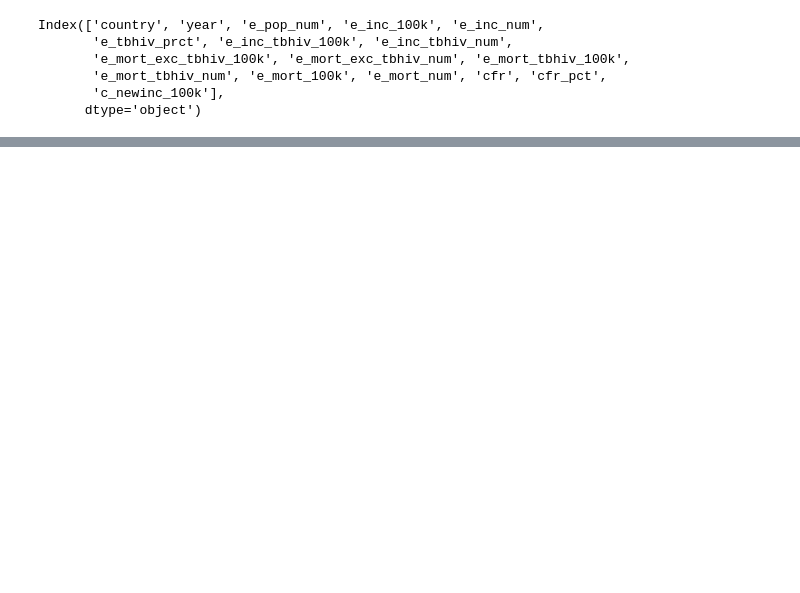
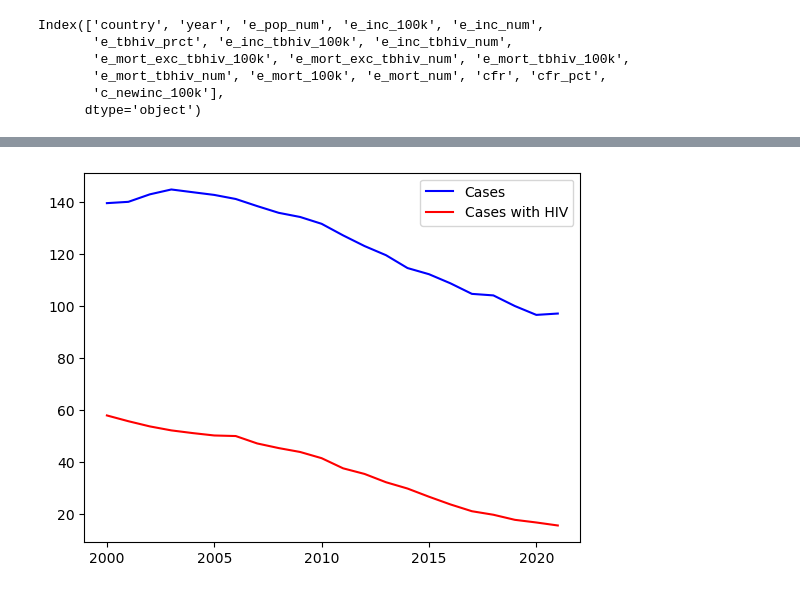
Before and after one commit to SamSchultz-bit/TB-Project, a Jupyter notebook: working_TB.ipynb, the cells around one changed output, grey strips where cells are left out. Cells and saved outputs as stored; diff of their text form; code cells hidden in the pictures; blank space fills up the shorter version.

```diff
--- a/working_TB.ipynb
+++ b/working_TB.ipynb
@@ -73,8 +59,9 @@ Index(['country', 'year', 'e_pop_num', 'e_inc_100k', 'e_inc_num',
        'c_newinc_100k'],
       dtype='object')
 # %%
+#Rename Remaining columns
 tb_rename = {'country':'Country',
-            'year':'Country',
+            'year':'Year',
             'e_pop_num':'Population',
             'e_inc_100k': 'Cases per Cap.(All)',
             'e_inc_num': 'Cases',
@@ -84,11 +71,11 @@ tb_rename = {'country':'Country',
             'e_mort_exc_tbhiv_100k': 'Mortality - TB (exclude HIV)per Cap',
             'e_mort_exc_tbhiv_num': 'Mortality - TB (exclude HIV)',
             'e_mort_tbhiv_100k': 'Mortality - HIV & TB incident per Cap.',
-            'e_mort_tbhiv_num':'Martality - HIV & TB',
+            'e_mort_tbhiv_num':'Mortality - HIV & TB',
             'e_mort_100k':'Mortality - Per Cap',
             'e_mort_num': 'Mortality',
             'cfr':'Case Fatality Ratio',
             'cfr_pct': 'Case Fatality Ratio %',
             'c_newinc_100k': 'Total New and Relapse Cases'}
 tb_rates_df.rename(columns=tb_rename, inplace=True)
-tb_rates_df.columns
+hdi_df.rename(columns={'Country_Name':'Country'}, inplace=True)
@@ -120,0 +82,5 @@ tb_rates_df
+# %%
+# handle nas
+tb_rates_df["Case Fatality Ratio"].fillna(0, inplace = True)
+tb_rates_df["Case Fatality Ratio %"].fillna(0, inplace = True)
+tb_rates_df.describe()
@@ -120,0 +101,10 @@ tb_rates_df
+# %%
+#Merge dataframes
+merged_df = pd.merge(tb_rates_df, hdi_df, how='inner', on='Country')
+
+
+#Create sorted dataframes
+#Find HDI quartiles
+merged_df.quantile([0.25,0.75])
+by_year_df = tb_rates_df.groupby(by="Year").mean()
+by_year_df.reset_index()
@@ -120,0 +167,3 @@ tb_rates_df
+# %%
+by_year_df = by_year_df.reset_index()
+by_year_df
@@ -120,0 +188,7 @@ tb_rates_df
+# %%
+cases, = plt.plot(by_year_df['Year'], by_year_df["Cases per Cap.(All)"], color="blue", label="Cases" )
+hiv, = plt.plot(by_year_df['Year'], by_year_df['Cases -HIV & TB per Cap.'], color="red", label="Cases with HIV" )
+plt.legend(handles=[cases, hiv], loc="best")
+plt.show()
+# %% [output]
+[figure, added]
```
Also changed, not shown: parts of 14 cells of this notebook.
